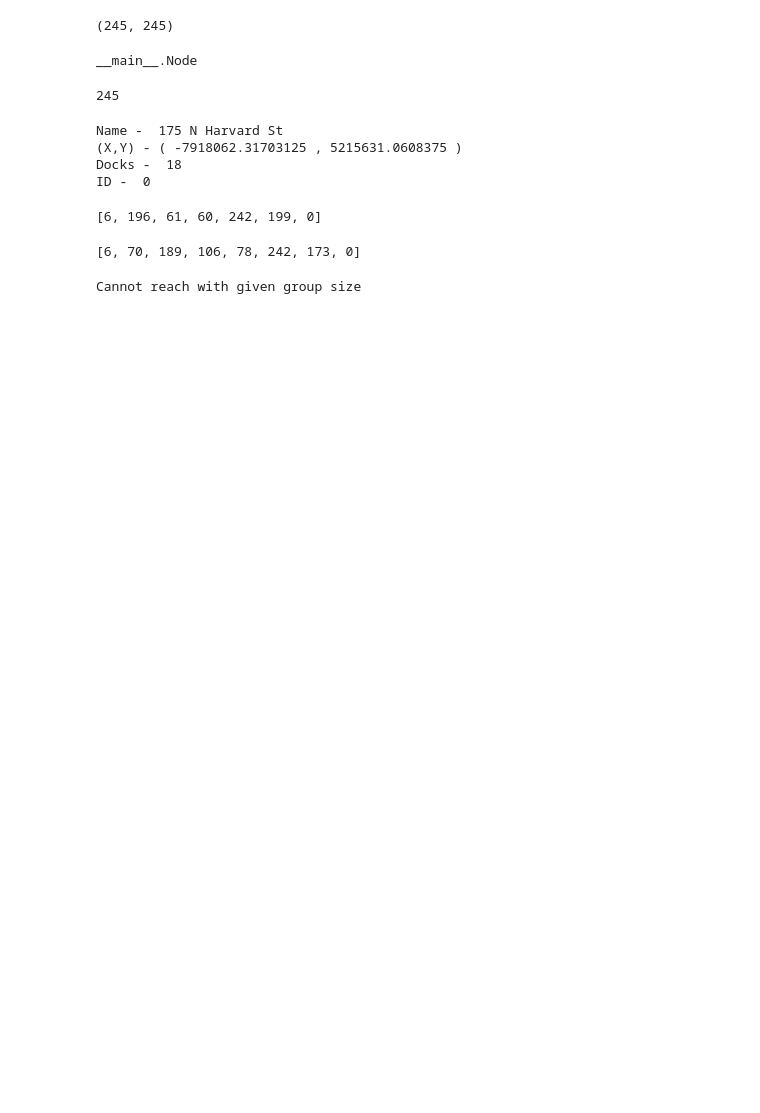
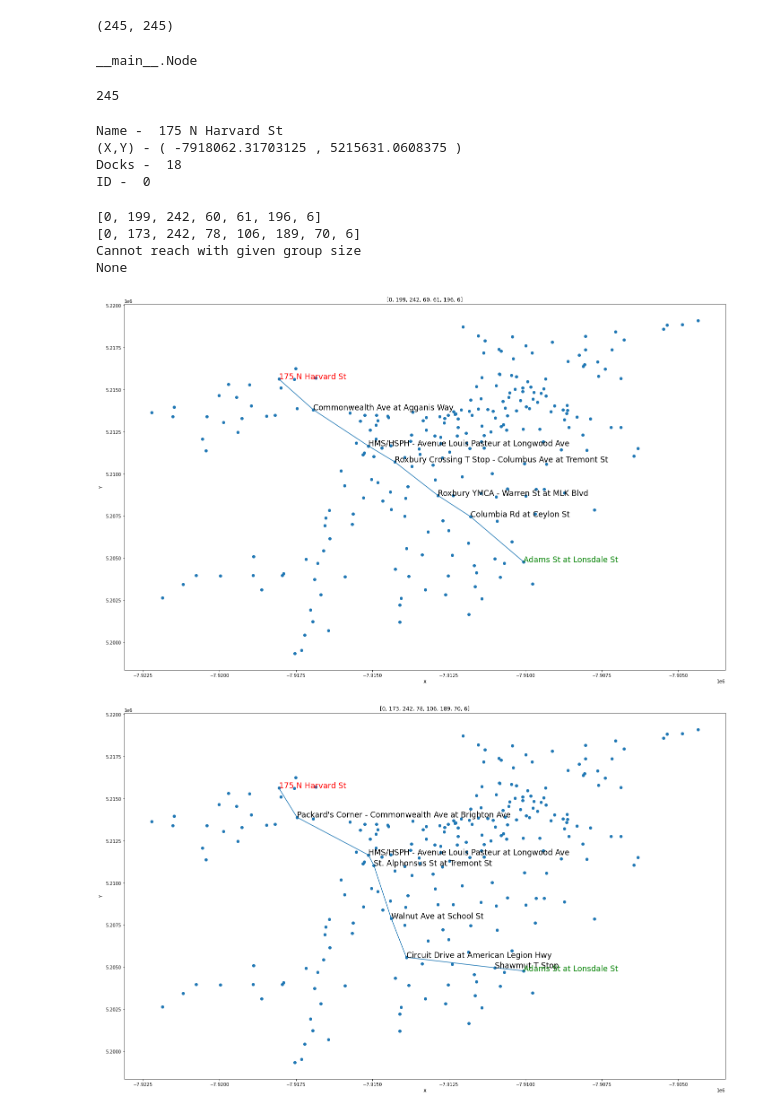
Before and after one commit to RaajasTongaonkar/CS5800-Final-Project, a Jupyter notebook: CS5800_final_project_djikstra's_implementation.ipynb, the cells around one changed output. Cells and saved outputs as stored; diff of their text form; code cells hidden in the pictures; blank space fills up the shorter version.

Commit message:
Update CS5800_final_project_djikstra's_implementation.ipynb
Updated djikstras, added drawGraph and findPath

```diff
--- a/CS5800_final_project_djikstra's_implementation.ipynb
+++ b/CS5800_final_project_djikstra's_implementation.ipynb
@@ -68,7 +75,7 @@ G.NeighboursOf(0)
 # https://www.udacity.com/blog/2021/10/implementing-dijkstras-algorithm-in-python.html
 
 
-def selfDjik(graph,source,target=0,groupSize=1):
+def Djikstras(graph,source=0,target=10,groupSize=1):
   distanceToSrc = [float('inf')]*graph.numVertices
   distanceToSrc[source] = 0
   visited = [False]*graph.numVertices
@@ -97,23 +104,4 @@ def selfDjik(graph,source,target=0,groupSize=1):
     path.append(vertex)
     vertex = prev[vertex]
   path.append(vertex)
-  return distanceToSrc, prev, path
+  return distanceToSrc, prev, list(reversed(path))
-# %%
-di,pr,path = selfDjik(G,0,6)
-# %%
-# Path with no specified group size ie single person
-path
-# %% [output]
-[6, 196, 61, 60, 242, 199, 0]
-# %%
-di, pr, path = selfDjik(G,0,6,17)
-# %%
-# Alternate route
-path
-# %% [output]
-[6, 70, 189, 106, 78, 242, 173, 0]
-# %%
-# Too large a group
-di, pr, path = selfDjik(G,0,6,20)
-# %% [output]
-Cannot reach with given group size
@@ -119,0 +138,27 @@ Cannot reach with given group size
+# %%
+
+# Path with no specified group size ie single person
+di,pr,path = Djikstras(G,0,6)
+print(path)
+# path = reversed(path)
+if path:
+  drawGraph(G,path)
+
+# Alternate path
+di, pr, path = Djikstras(G,0,6,17)
+print(path)
+if path:
+  drawGraph(G,path)
+
+# Too large a group
+di, pr, path = Djikstras(G,0,6,20)
+print(path)
+if path:
+  drawGraph(G,path)
+# %% [output]
+[0, 199, 242, 60, 61, 196, 6]
+[0, 173, 242, 78, 106, 189, 70, 6]
+Cannot reach with given group size
+None
+[figure, added]
+[figure, added]
```
Also changed, not shown: parts of 10 cells of this notebook.
